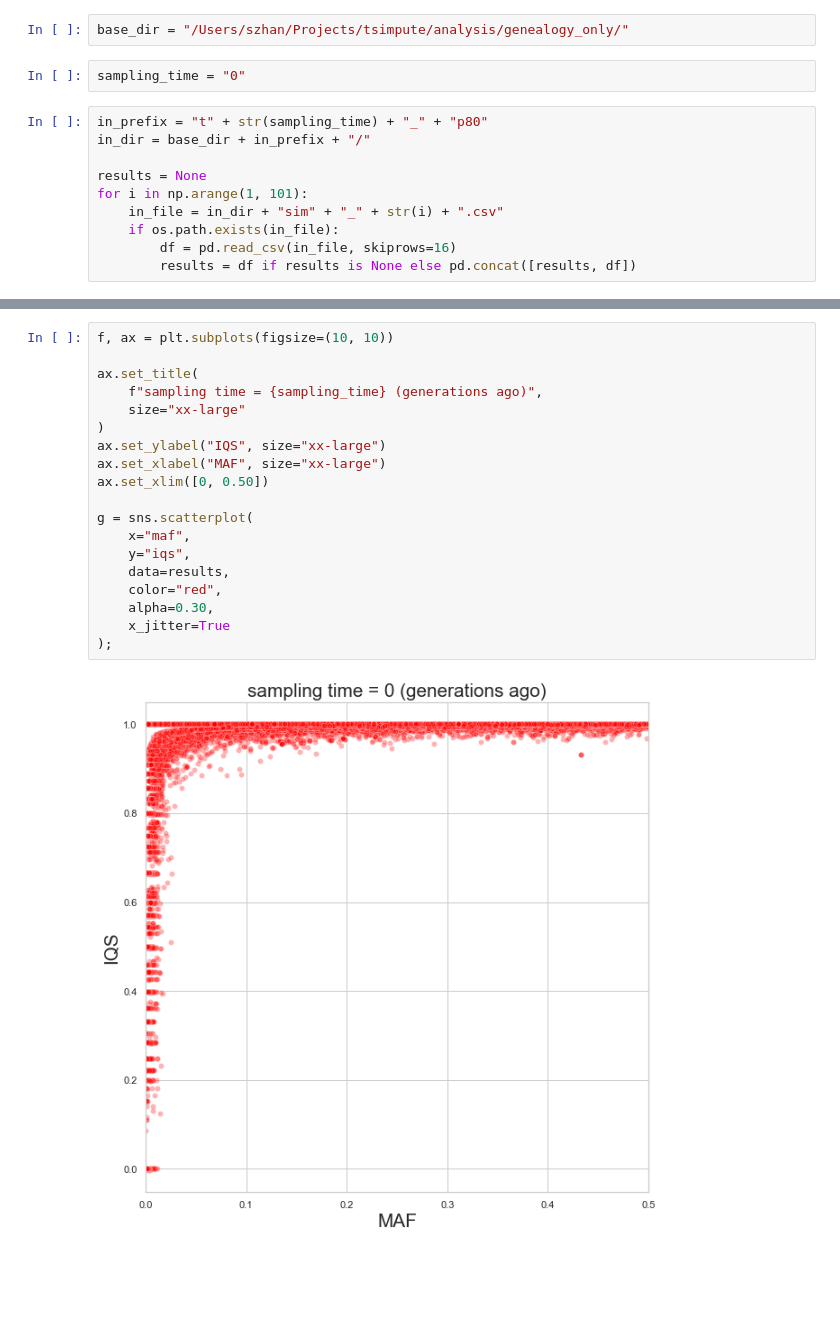
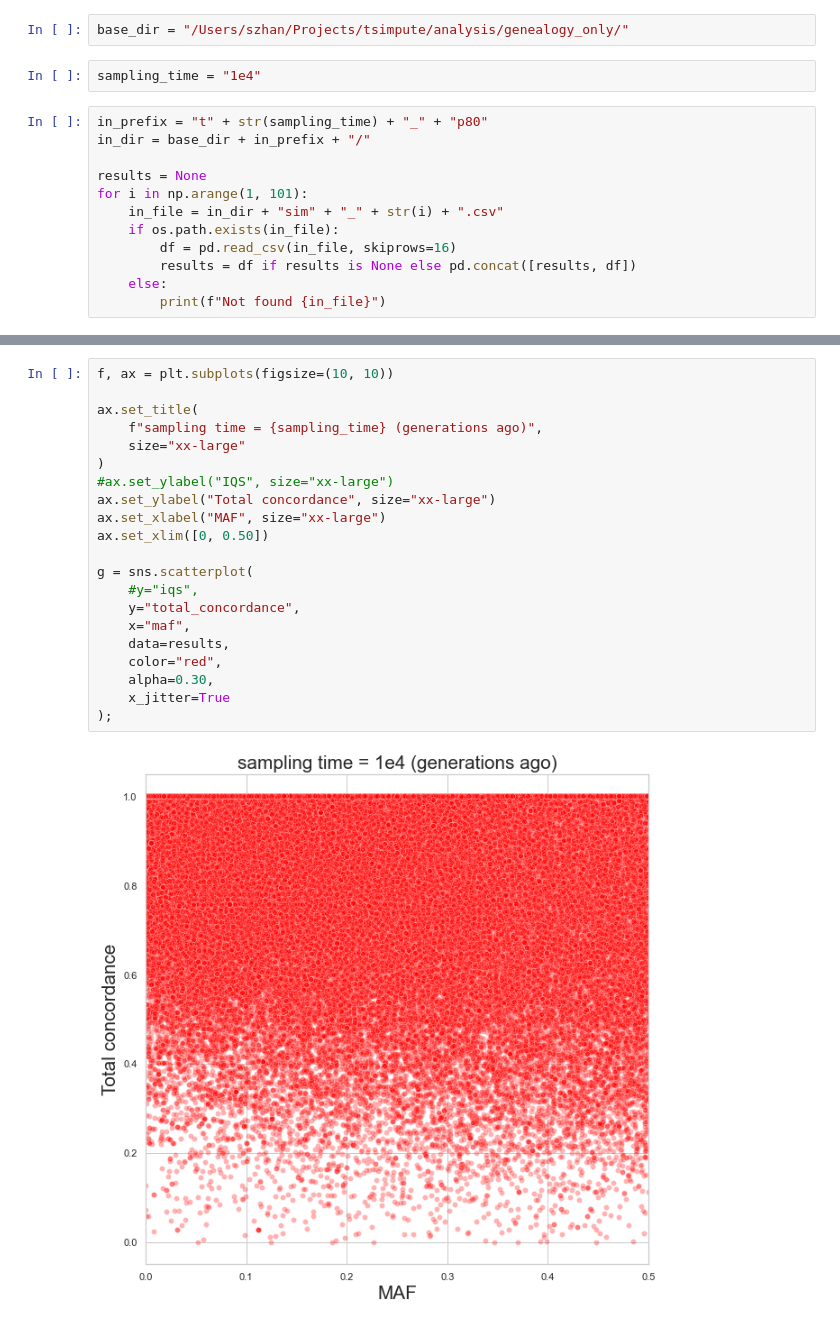
Before and after one commit to szhan/tsimpute, a Jupyter notebook: notebooks/plot_results.ipynb, the cells around one changed output, grey strips where cells are left out. Drawn from its saved outputs; the diff is of its cells as text; blank space fills up the shorter version.

```diff
--- a/notebooks/plot_results.ipynb
+++ b/notebooks/plot_results.ipynb
@@ -9,7 +11,7 @@ sns.set_theme(style="whitegrid")
 # %%
 base_dir = "/Users/szhan/Projects/tsimpute/analysis/genealogy_only/"
 # %%
-sampling_time = "0"
+sampling_time = "1e4"
 # %%
 in_prefix = "t" + str(sampling_time) + "_" + "p80"
 in_dir = base_dir + in_prefix + "/"
@@ -20,3 +22,5 @@ for i in np.arange(1, 101):
     if os.path.exists(in_file):
         df = pd.read_csv(in_file, skiprows=16)
         results = df if results is None else pd.concat([results, df])
+    else:
+        print(f"Not found {in_file}")
@@ -23,22 +86,24 @@ for i in np.arange(1, 101):
 # %%
 f, ax = plt.subplots(figsize=(10, 10))
 
 ax.set_title(
     f"sampling time = {sampling_time} (generations ago)",
     size="xx-large"
 )
-ax.set_ylabel("IQS", size="xx-large")
+#ax.set_ylabel("IQS", size="xx-large")
+ax.set_ylabel("Total concordance", size="xx-large")
 ax.set_xlabel("MAF", size="xx-large")
 ax.set_xlim([0, 0.50])
 
 g = sns.scatterplot(
+    #y="iqs",
+    y="total_concordance",
     x="maf",
-    y="iqs",
     data=results,
     color="red",
     alpha=0.30,
     x_jitter=True
 );
 # %% [output]
-[figure, old version]
+[figure, new version]
 # %%
```
Also changed, not shown: parts of 8 cells of this notebook.
